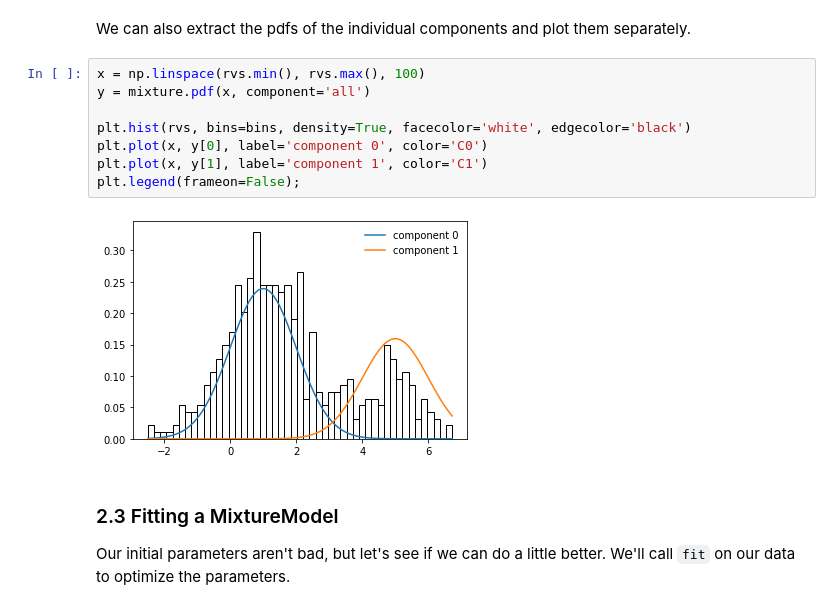
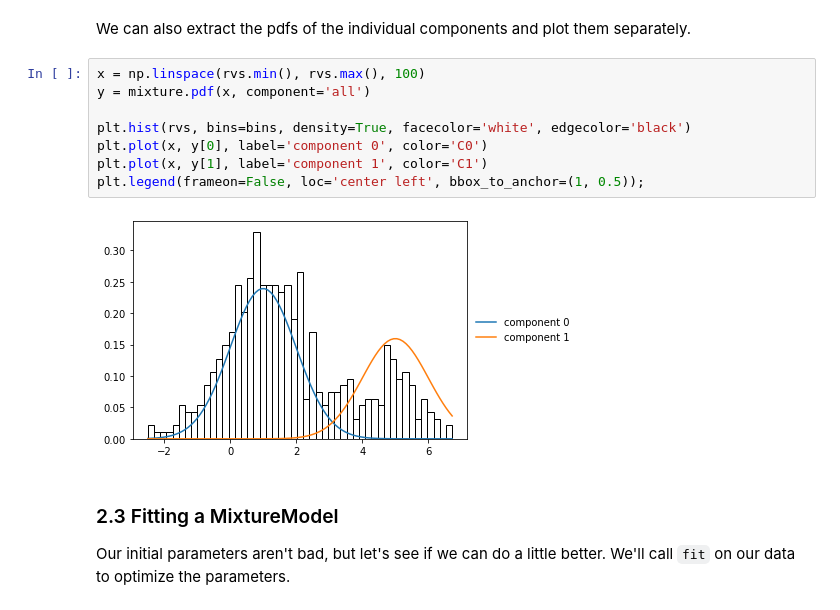
Before and after one commit to marcsingleton/mixmod, a Jupyter notebook: tutorial.ipynb, the cells around one changed output. Cells and saved outputs as stored; diff of their text form.

Commit message:
Moved legends outside plots

```diff
--- a/tutorial.ipynb
+++ b/tutorial.ipynb
@@ -116,13 +116,13 @@ We can also extract the pdfs of the individual components and plot them separate
 # %%
 x = np.linspace(rvs.min(), rvs.max(), 100)
 y = mixture.pdf(x, component='all')
 
 plt.hist(rvs, bins=bins, density=True, facecolor='white', edgecolor='black')
 plt.plot(x, y[0], label='component 0', color='C0')
 plt.plot(x, y[1], label='component 1', color='C1')
-plt.legend(frameon=False);
+plt.legend(frameon=False, loc='center left', bbox_to_anchor=(1, 0.5));
 # %% [output]
-[figure, old version]
+[figure, new version]
 # %% [markdown]
 ### 2.3 Fitting a MixtureModel
 
```
Also changed, not shown: parts of 6 cells of this notebook.
